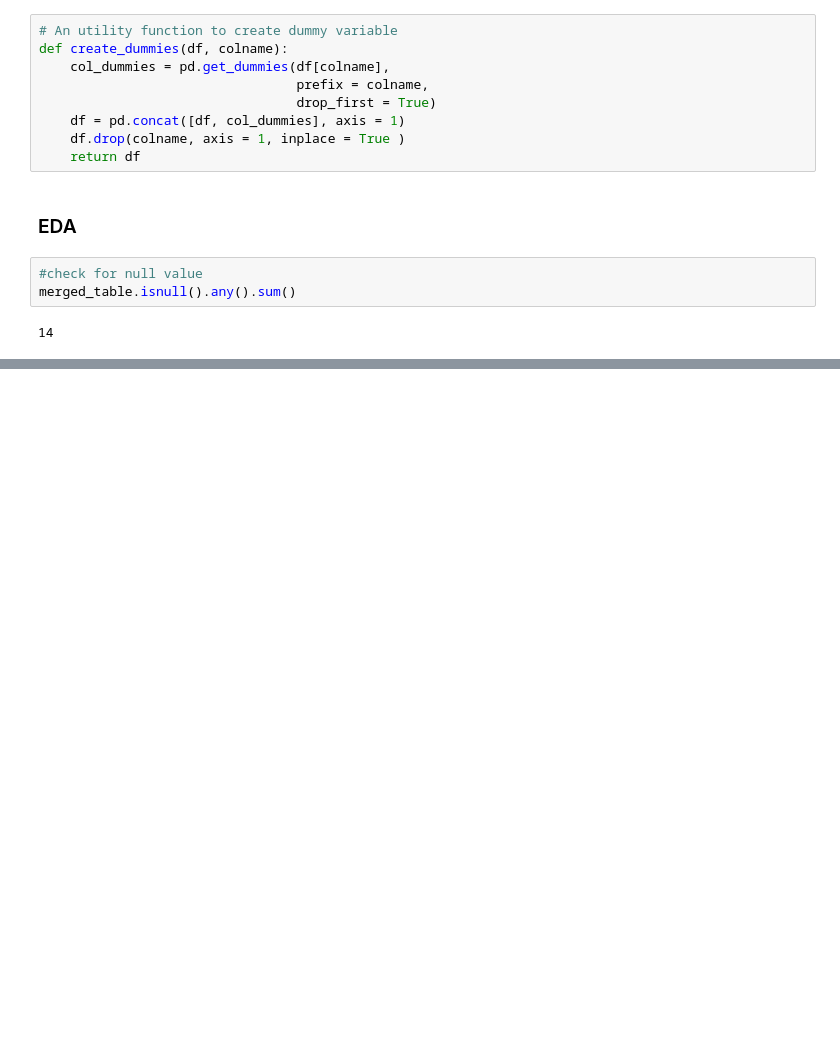
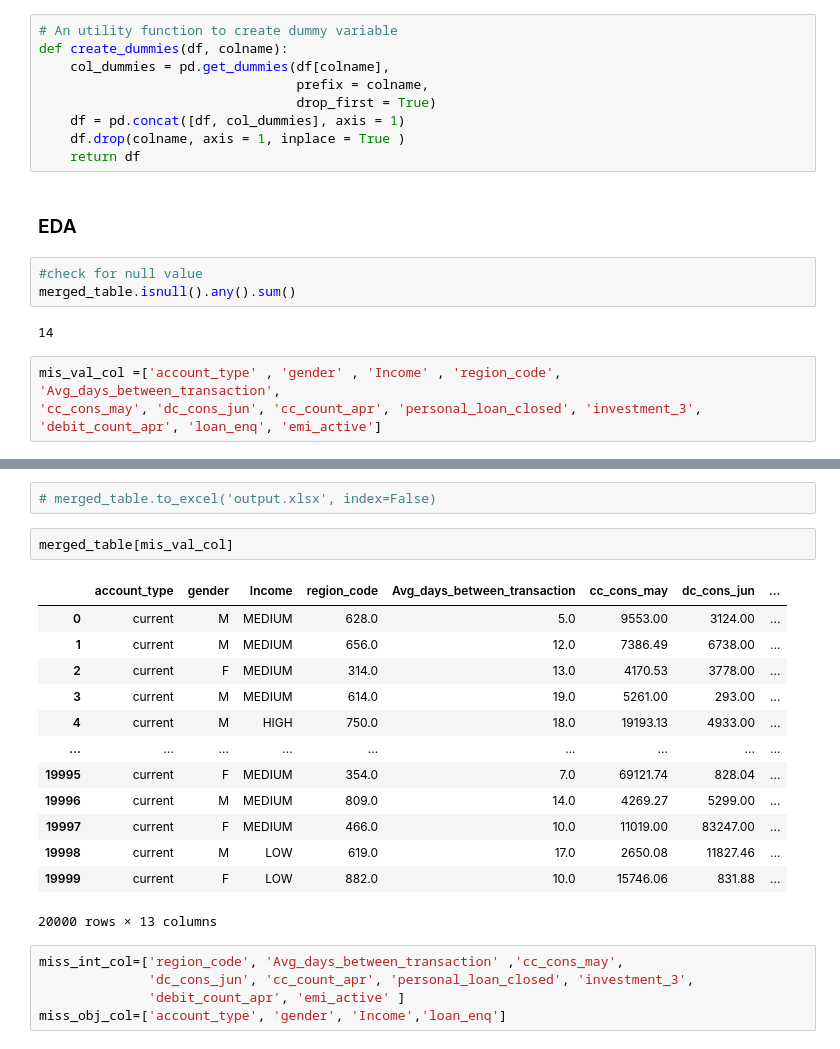
Before and after one commit to BhuvanJoshi007/Predicting_Credit_Consumption, a Jupyter notebook: Predicting Credit Consumption.ipynb, the cells around one changed output, grey strips where cells are left out. Cells and saved outputs as stored; diff of their text form; blank space fills up the shorter version.

```diff
--- a/Predicting Credit Consumption.ipynb
+++ b/Predicting Credit Consumption.ipynb
@@ -251,3 +251,7 @@ def create_dummies(df, colname):
 merged_table.isnull().any().sum()
 # %% [output]
 14
+# %%
+mis_val_col =['account_type' , 'gender' , 'Income' , 'region_code', 'Avg_days_between_transaction',
+'cc_cons_may', 'dc_cons_jun', 'cc_count_apr', 'personal_loan_closed', 'investment_3',
+'debit_count_apr', 'loan_enq', 'emi_active']
@@ -253,0 +290,23 @@ merged_table.isnull().any().sum()
+# %%
+# merged_table.to_excel('output.xlsx', index=False)
+# %%
+merged_table[mis_val_col]
+# %% [output]
+|  | account_type | gender | Income | region_code | Avg_days_between_transaction | cc_cons_may | dc_cons_jun | ... |
+| 0 | current | M | MEDIUM | 628.0 | 5.0 | 9553.00 | 3124.00 | ... |
+| 1 | current | M | MEDIUM | 656.0 | 12.0 | 7386.49 | 6738.00 | ... |
+| 2 | current | F | MEDIUM | 314.0 | 13.0 | 4170.53 | 3778.00 | ... |
+| 3 | current | M | MEDIUM | 614.0 | 19.0 | 5261.00 | 293.00 | ... |
+| 4 | current | M | HIGH | 750.0 | 18.0 | 19193.13 | 4933.00 | ... |
+| ... | ... | ... | ... | ... | ... | ... | ... | ... |
+| 19995 | current | F | MEDIUM | 354.0 | 7.0 | 69121.74 | 828.04 | ... |
+| 19996 | current | M | MEDIUM | 809.0 | 14.0 | 4269.27 | 5299.00 | ... |
+| 19997 | current | F | MEDIUM | 466.0 | 10.0 | 11019.00 | 83247.00 | ... |
+| 19998 | current | M | LOW | 619.0 | 17.0 | 2650.08 | 11827.46 | ... |
+| 19999 | current | F | LOW | 882.0 | 10.0 | 15746.06 | 831.88 | ... |
+20000 rows × 13 columns
+# %%
+miss_int_col=['region_code', 'Avg_days_between_transaction' ,'cc_cons_may',
+              'dc_cons_jun', 'cc_count_apr', 'personal_loan_closed', 'investment_3',
+              'debit_count_apr', 'emi_active' ]
+miss_obj_col=['account_type', 'gender', 'Income','loan_enq']
```
Also changed, not shown: parts of 28 cells of this notebook.
